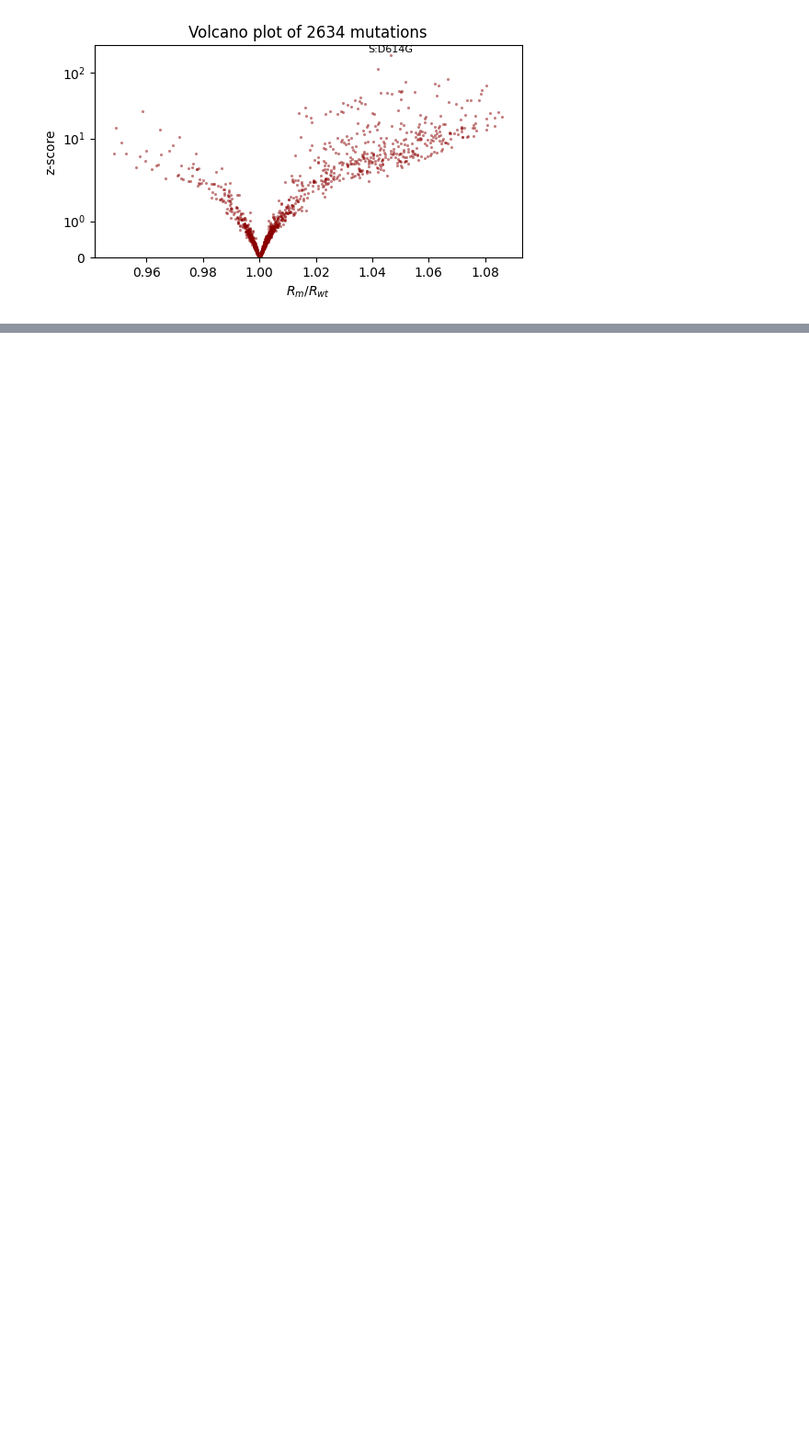
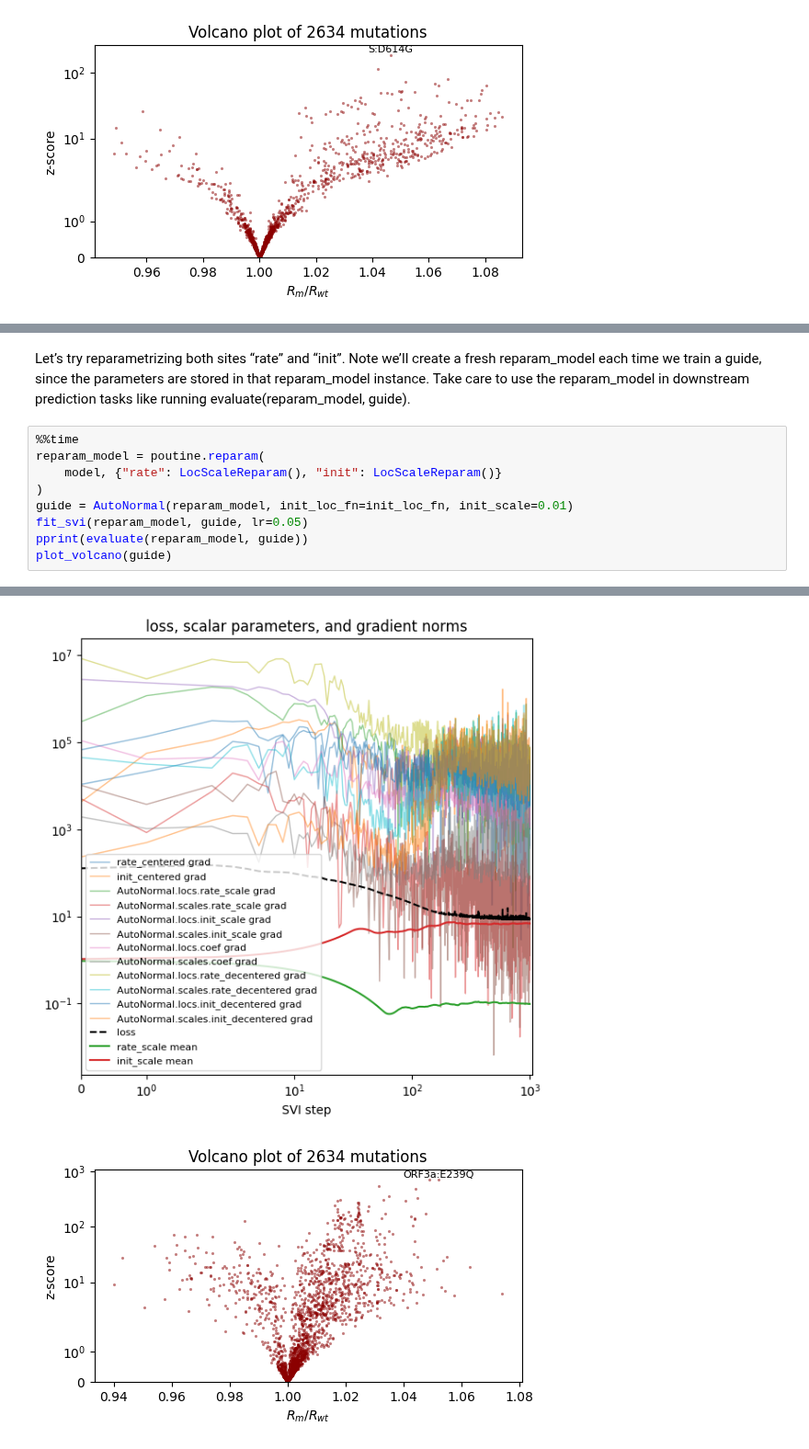
Before and after one commit to sinatayebati/deep-probabilistic-modeling, a Jupyter notebook: practical-pyro-pytorch/high-dimensional-Bayesian-workflow-applications-SARS-CoV-2-strains.ipynb, the cells around one changed output, grey strips where cells are left out. Shown at 92% size. Drawn from its saved outputs; the diff is of its cells as text; blank space fills up the shorter version.

```diff
--- a/practical-pyro-pytorch/high-dimensional-Bayesian-workflow-applications-SARS-CoV-2-strains.ipynb
+++ b/practical-pyro-pytorch/high-dimensional-Bayesian-workflow-applications-SARS-CoV-2-strains.ipynb
@@ -386,0 +407,12 @@ Wall time: 52.1 s
+# %% [markdown]
+Let’s try reparametrizing both sites “rate” and “init”. Note we’ll create a fresh reparam_model each time we train a guide, since the parameters are stored in that reparam_model instance. Take care to use the reparam_model in downstream prediction tasks like running evaluate(reparam_model, guide).
+# %%
+%%time
+reparam_model = poutine.reparam(
+    model, {"rate": LocScaleReparam(), "init": LocScaleReparam()}
+)
+guide = AutoNormal(reparam_model, init_loc_fn=init_loc_fn, init_scale=0.01)
+fit_svi(reparam_model, guide, lr=0.05)
+pprint(evaluate(reparam_model, guide))
+plot_volcano(guide)
+# %% [output]
@@ -386,0 +435,2 @@ Wall time: 52.1 s
+[figure, added]
+[figure, added]
```
Also changed, not shown: parts of 5 cells of this notebook.
